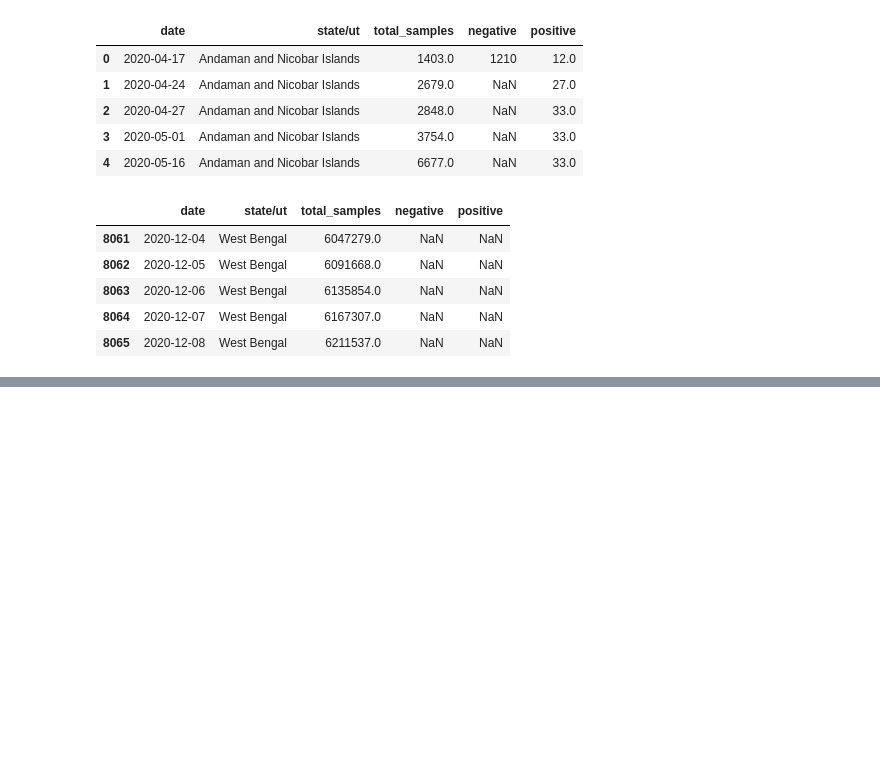
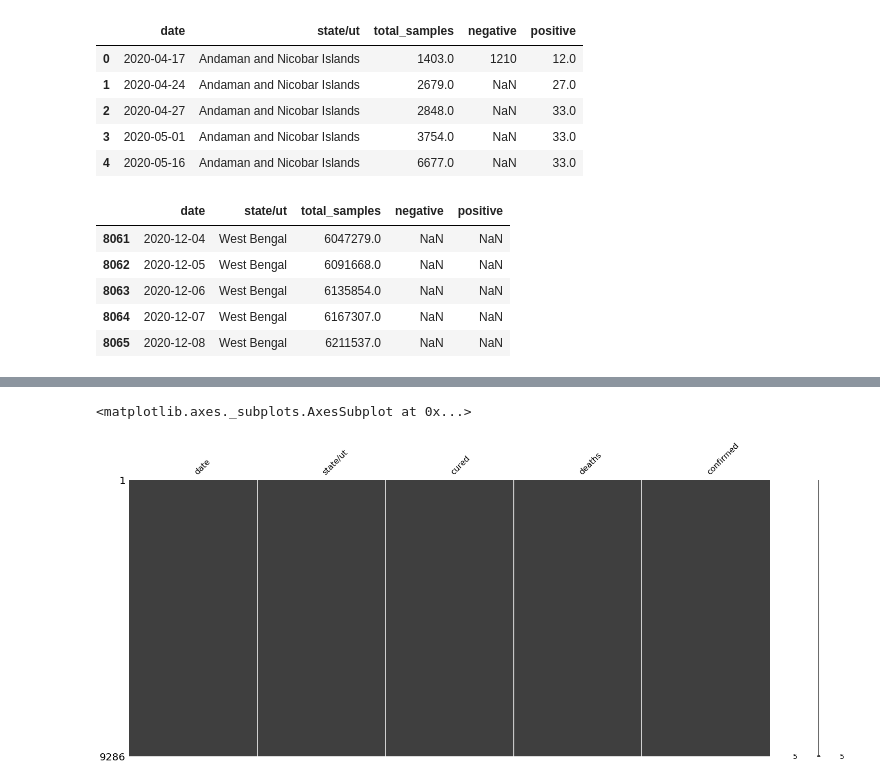
Before and after one commit to enumulak/EK_ML, a Jupyter notebook: Projects/Covid19_India/Dry_Run_Init.ipynb, the cells around one changed output, grey strips where cells are left out. Saved outputs shown, nothing was run; the diff lists cells and outputs as text; code cells hidden in the pictures; blank space fills up the shorter version.

```diff
--- a/Projects/Covid19_India/Dry_Run_Init.ipynb
+++ b/Projects/Covid19_India/Dry_Run_Init.ipynb
@@ -95,0 +132,6 @@ it_copy.tail()
+# %%
+# Check missing values
+mns.matrix(im_copy)
+# %% [output]
+<matplotlib.axes._subplots.AxesSubplot at 0x...>
+[figure, added]
```
Also changed, not shown: parts of 7 cells of this notebook, 3 other files.
